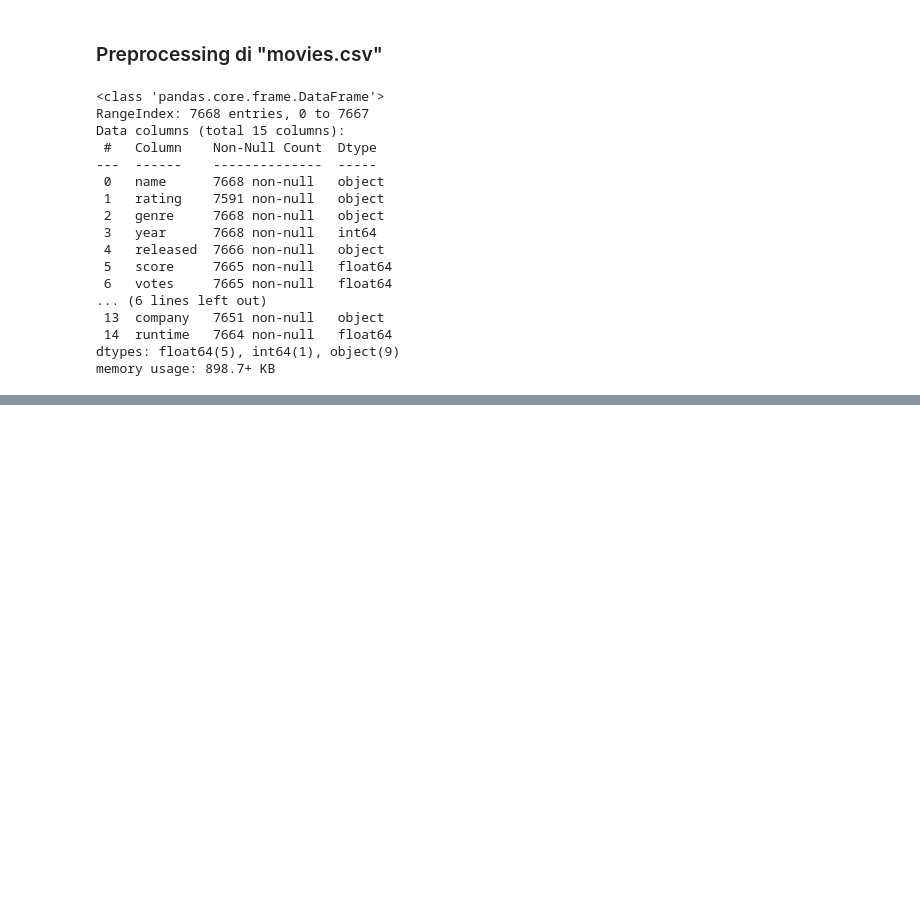
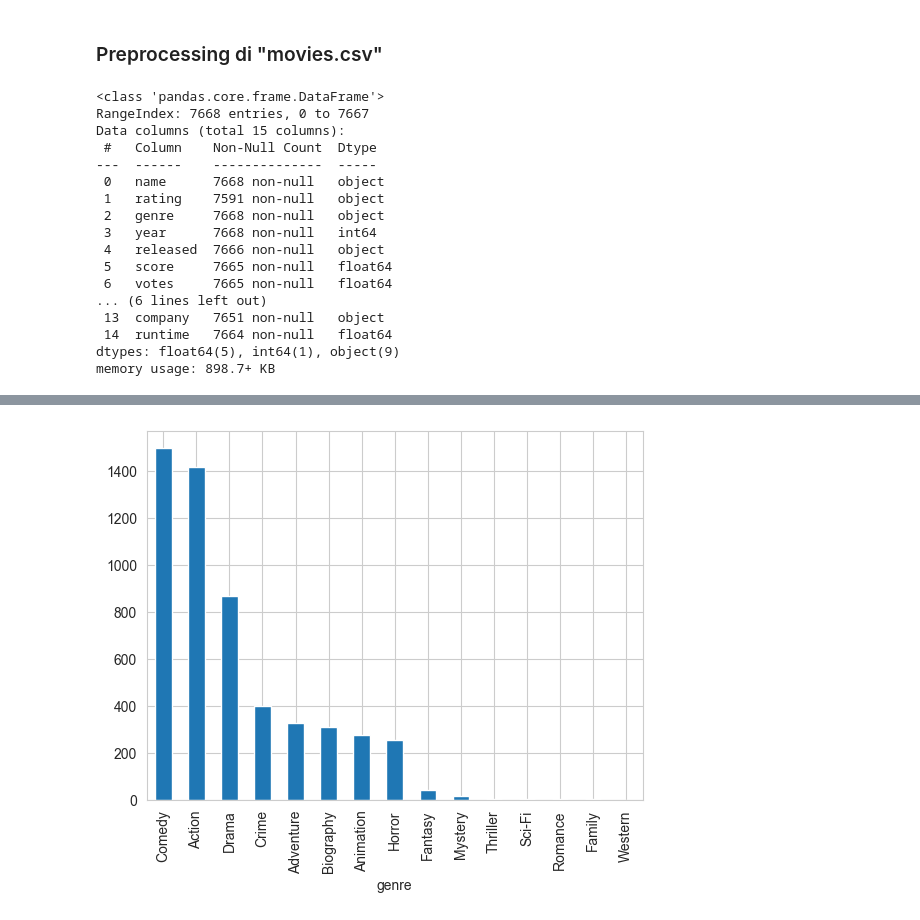
Before and after one commit to giosteh/ProgettoICon-MovieIndustryInsider, a Jupyter notebook: source/preprocessing.ipynb, the cells around one changed output, grey strips where cells are left out. Cells and saved outputs as stored; diff of their text form; code cells hidden in the pictures; blank space fills up the shorter version.

```diff
--- a/source/preprocessing.ipynb
+++ b/source/preprocessing.ipynb
@@ -240,0 +167,6 @@ memory usage: 29.2+ MB
+# %%
+# studio la distribuzione di 'genre'
+df['genre'].value_counts().plot.bar()
+plt.show()
+# %% [output]
+[figure, added]
```
Also changed, not shown: parts of 26 cells of this notebook, 5 other files.
